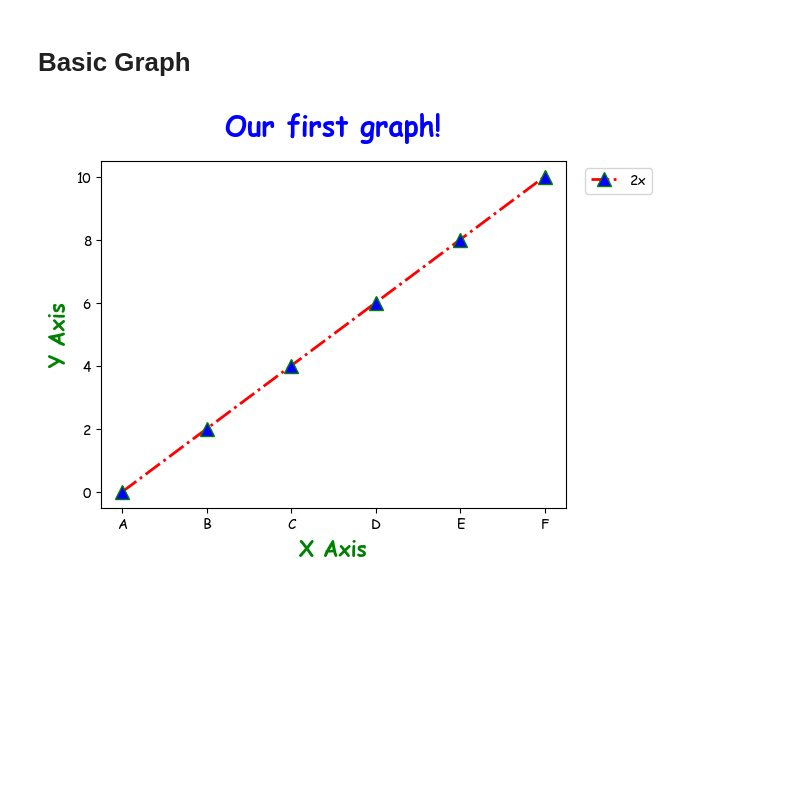
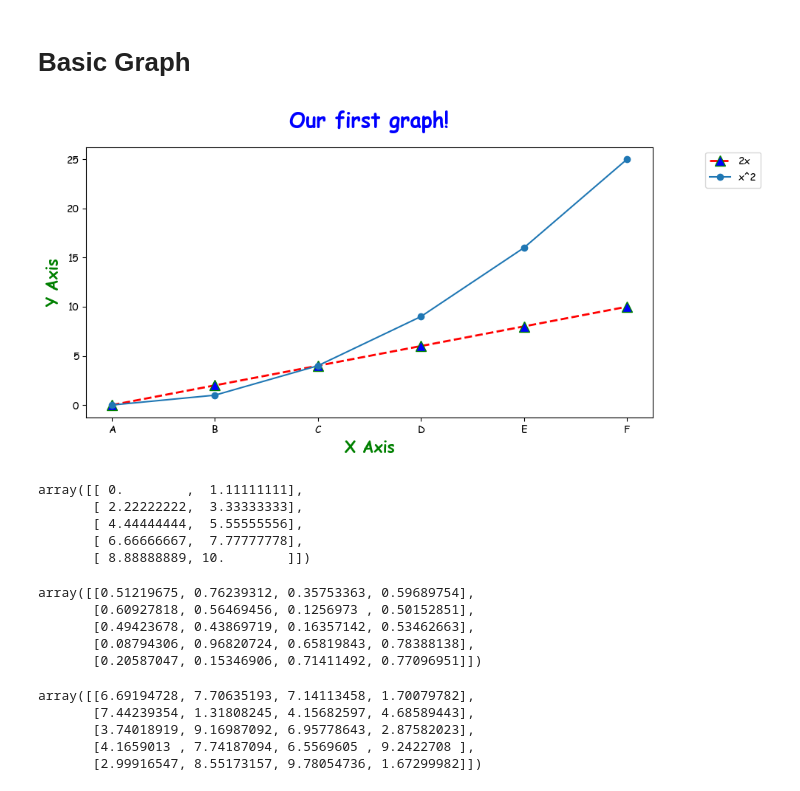
Before and after one commit to Bio-MingChen/python_learning, a Jupyter notebook: matplotlib_exercise1.ipynb, the cells around one changed output. Saved outputs shown, nothing was run; the diff lists cells and outputs as text; code cells hidden in the pictures; blank space fills up the shorter version.

```diff
--- a/matplotlib_exercise1.ipynb
+++ b/matplotlib_exercise1.ipynb
@@ -7,27 +7,54 @@ import pandas as pd
 # %%
 plot_global_setting = {
     'font.family': 'Comic Sans MS',
+    'figure.figsize': (10, 5),
 }
 
 with plt.rc_context(plot_global_setting):
-    x = [i for i in range(6)]
-    y = [2*i for i in range(6)]
-    plt.plot(x,y,color='red',linewidth=2,linestyle='-.',marker='^',
+    x = np.arange(6)
+    y = np.array([2*i for i in range(6)])
+    plt.plot(x,y,color='red',linewidth=2,linestyle='--',marker='^',
             markersize=10,markeredgecolor='green',markerfacecolor='blue',
             label='2x')
-
+    plt.plot(x,x**2,linestyle='-',marker='o',label='x^2')
     plt.title('Our first graph!', fontweight='bold', y=1.05,
             color='blue',loc='center',fontdict={'fontname':'Comic Sans MS', 'fontsize':20})
 
     plt.xlabel('X Axis', fontsize=15, fontweight='bold', color='green')
     plt.ylabel('Y Axis', fontsize=15, fontweight='bold', color='green')
 
     plt.xticks([0,1,2,3,4,5],['A','B','C','D','E','F'])
-    plt.yticks([0,2,4,6,8,10],['0','2','4','6','8','10'])
+    # plt.yticks([0,2,4,6,8,10],['0','2','4','6','8','10'])
 
-    plt.legend(['2x',], loc='upper right',bbox_to_anchor=(1.2,1))
+    plt.legend(['2x','x^2'], loc='upper right',bbox_to_anchor=(1.2,1))
 
     plt.tight_layout()  # 调整布局，防止内容被裁剪
+
+    plt.savefig('firstGraph.png', dpi=300)
     plt.show()
 # %% [output]
-[figure, old version]
+[figure, new version]
+# %%
+np.linspace(0,10,10).reshape(5,2)
+# %% [output]
+array([[ 0.        ,  1.11111111],
+       [ 2.22222222,  3.33333333],
+       [ 4.44444444,  5.55555556],
+       [ 6.66666667,  7.77777778],
+       [ 8.88888889, 10.        ]])
+# %%
+np.random.rand(5,4)
+# %% [output]
+array([[0.51219675, 0.76239312, 0.35753363, 0.59689754],
+       [0.60927818, 0.56469456, 0.1256973 , 0.50152851],
+       [0.49423678, 0.43869719, 0.16357142, 0.53462663],
+       [0.08794306, 0.96820724, 0.65819843, 0.78388138],
+       [0.20587047, 0.15346906, 0.71411492, 0.77096951]])
+# %%
+np.random.uniform(1,10,(5,4))
+# %% [output]
+array([[6.69194728, 7.70635193, 7.14113458, 1.70079782],
+       [7.44239354, 1.31808245, 4.15682597, 4.68589443],
+       [3.74018919, 9.16987092, 6.95778643, 2.87582023],
+       [4.1659013 , 7.74187094, 6.5569605 , 9.2422708 ],
+       [2.99916547, 8.55173157, 9.78054736, 1.67299982]])
```
Also changed, not shown: parts of 2 cells of this notebook, 4 other files.
